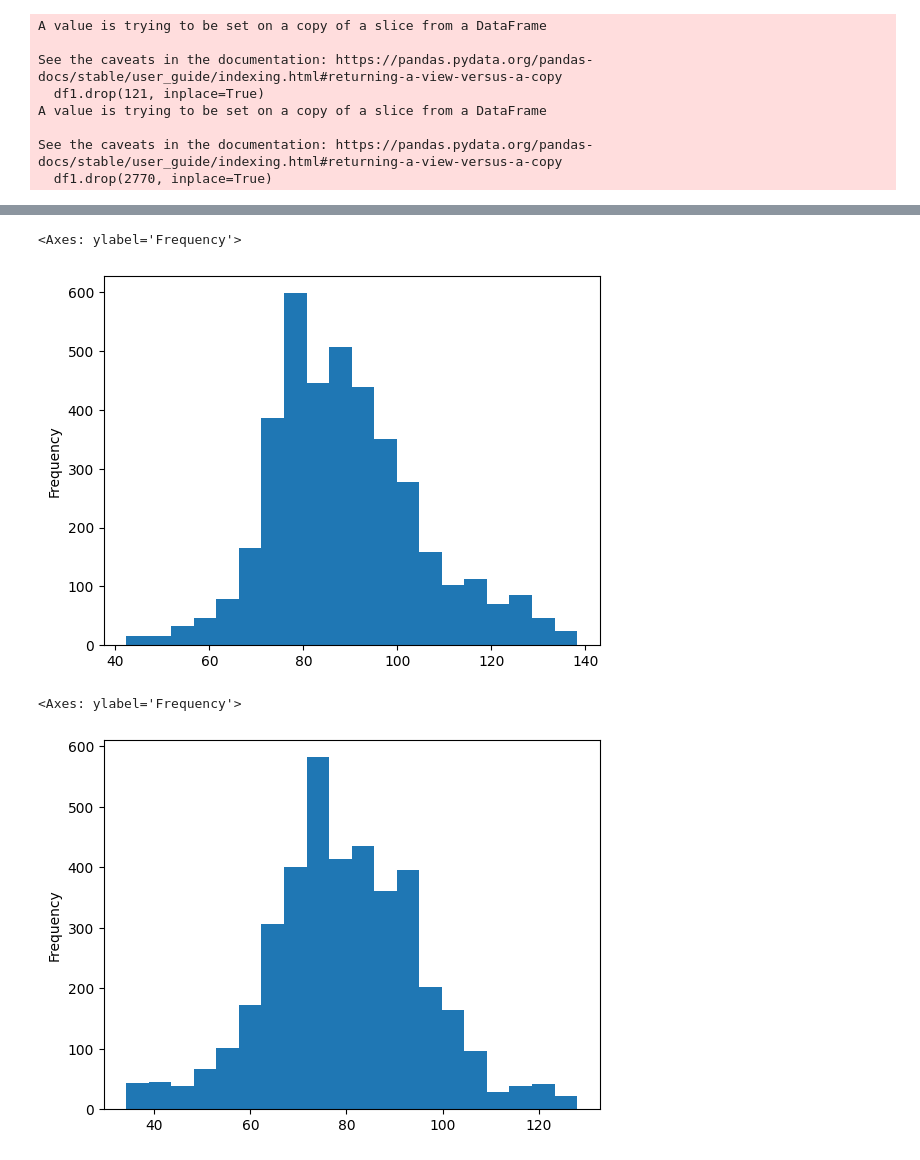
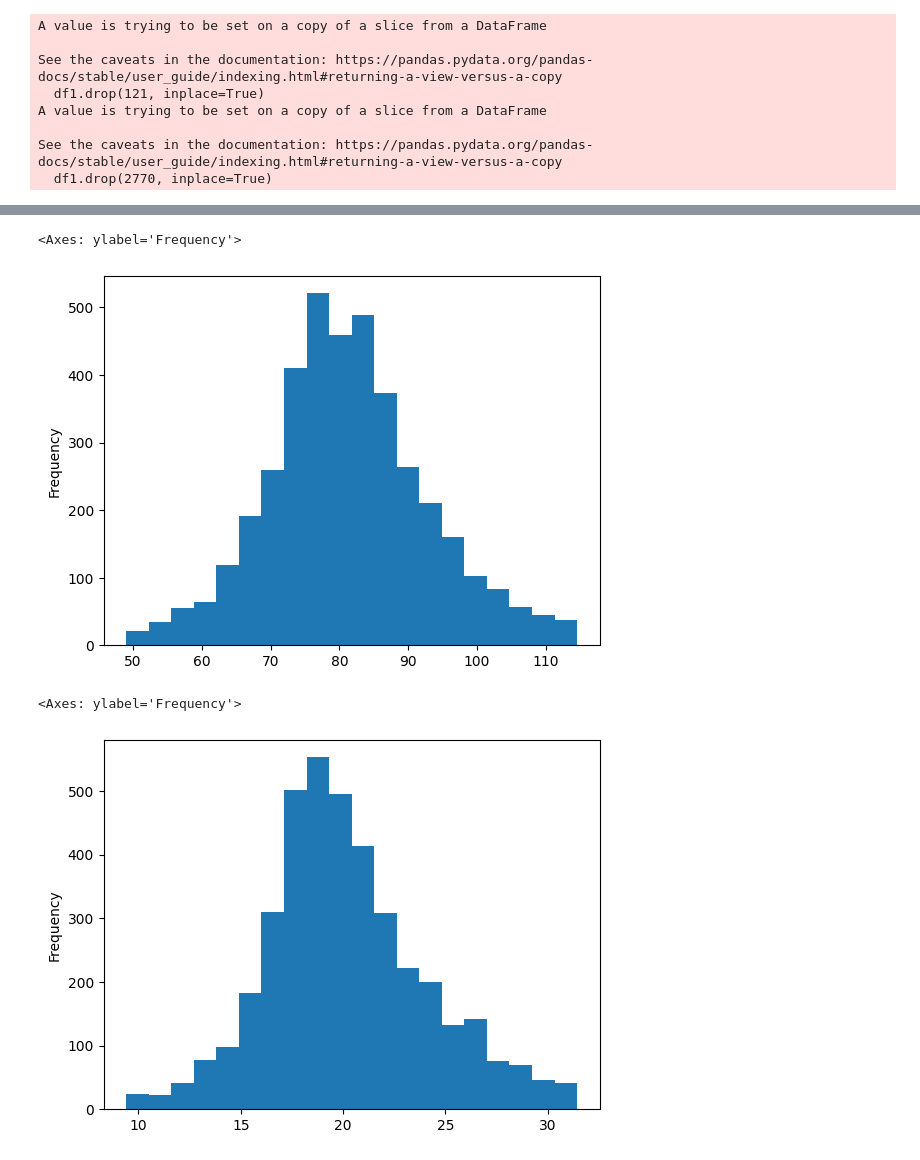
Before and after one commit to Tiffany155/parsing, a Jupyter notebook: итоговая_обработка.ipynb, the cells around one changed output, grey strips where cells are left out. Drawn from its saved outputs; the diff is of its cells as text; code cells hidden in the pictures.

```diff
--- a/итоговая_обработка.ipynb
+++ b/итоговая_обработка.ipynb
@@ -71,0 +139,4 @@ df.describe()
+# %%
+# удаляем дуликаты
+df1.drop_duplicates(subset = ['Учебное учреждение'], inplace=True)
+df1.drop_duplicates(subset = ['Бз','Жз','Уз','Бо','Жо','Уо'], inplace=True)
@@ -724,9 +702,10 @@ df1['fats_b'].value_counts()
 | недостаток | 110 |
 dtype: int64
 # %%
-df1['breakf'] = 0
+#теперь создадим отдельную колонку для завтрака, в которую скомпилируем результаты по всем нутриентам
+df1['breakf'] = 'отклонение'
 condition = (df1['proteins_b'] == 'норма') & (df1['fats_b'] == 'норма')& (df1['carb_b'] == 'норма')
-df1.loc[condition, 'breakf'] = 1
+df1.loc[condition, 'breakf'] = 'норма'
 df1
 # %% [output]
 A value is trying to be set on a copy of a slice from a DataFrame.
@@ -833,8 +814,9 @@ df1['proteins_d'].value_counts()
 dtype: int64
 # %%
-df1['dinner'] = 0
+#компиляция результатов трёх колонок по бжу
+df1['lunch'] = 'отклонение'
 condition = (df1['proteins_d'] == 'норма') & (df1['fats_d'] == 'норма')& (df1['carb_d'] == 'норма')
-df1.loc[condition, 'dinner'] = 1
+df1.loc[condition, 'lunch'] = 'норма'
 df1
 # %% [output]
 A value is trying to be set on a copy of a slice from a DataFrame.
@@ -866,10 +854,10 @@ dtype: int64
 # %%
-df1['Стоимость обед'].plot(kind='hist', bins=20)
+df1['Уз'].plot(kind='hist', bins=20)
 # %% [output]
 <Axes: ylabel='Frequency'>
-[figure, old version]
+[figure, new version]
 # %%
-df1['Стоимость завтрак'].plot(kind='hist', bins=20)
+df1['Жз'].plot(kind='hist', bins=20)
 # %% [output]
 <Axes: ylabel='Frequency'>
-[figure, old version]
+[figure, new version]
```
Also changed, not shown: parts of 70 cells of this notebook.
